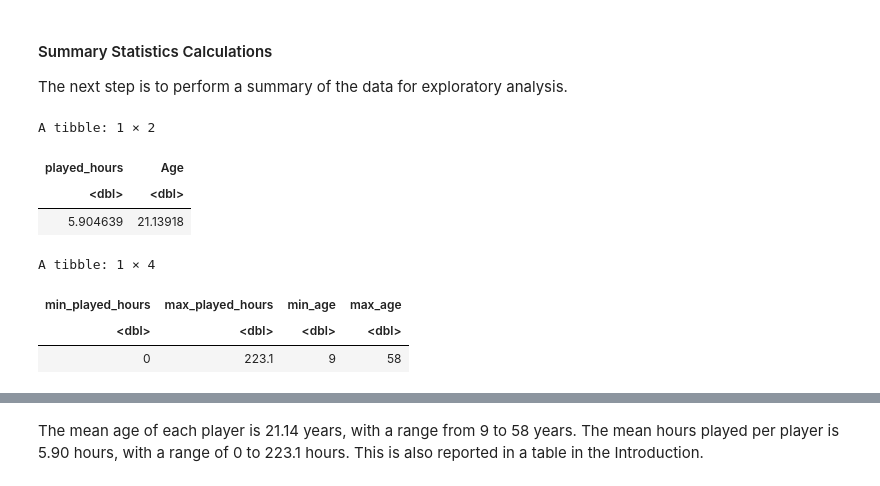
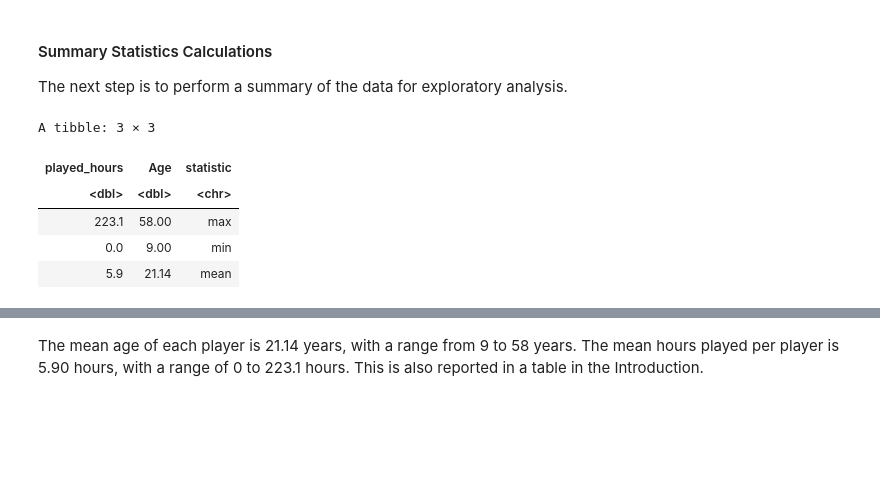
Before and after one commit to katelynteng/group_2_final_project, a Jupyter notebook: group_2_final_project.ipynb, the cells around one changed output, grey strips where cells are left out. Cells and saved outputs as stored; diff of their text form; code cells hidden in the pictures; blank space fills up the shorter version.

```diff
--- a/group_2_final_project.ipynb
+++ b/group_2_final_project.ipynb
@@ -127,26 +132,24 @@ A tibble: 194 × 7
 #### Summary Statistics Calculations
 
 The next step is to perform a summary of the data for exploratory analysis.
-# %%
-#Players dataset: Mean for each quantitative variable
-mean_players_data <- players_data |>
-    select(played_hours, Age) |>
-    map_df(mean)
-mean_players_data
-
-#Players dataset: Min and max for each quantitative variable
-max_min_players <- players_data |>
-    summarize(min_played_hours = min(played_hours),
-              max_played_hours = max(played_hours),
-              min_age = min(Age),
-              max_age = max(Age))
-max_min_players
-# %% [output]
-A tibble: 1 × 2
-| played_hours | Age |
-| <dbl> | <dbl> |
-| 5.904639 | 21.13918 |
-A tibble: 1 × 4
-| min_played_hours | max_played_hours | min_age | max_age |
-| <dbl> | <dbl> | <dbl> | <dbl> |
-| 0 | 223.1 | 9 | 58 |
+# %%
+#Players dataset: Max, Min, and Mean for each quantitative variable
+player_max<- players_data |>
+summarize(across(c(played_hours,Age),~round(max(.x, na.rm=TRUE),2)),statistic = "max")
+
+player_min<- players_data|>
+summarize(across(c(played_hours,Age),~round(min(.x, na.rm=TRUE),2)),statistic = "min")
+
+player_mean<- players_data|>
+summarize(across(c(played_hours,Age),~round(mean(.x, na.rm=TRUE),2)),statistic = "mean")
+
+player_stats <- bind_rows(player_max,player_min,player_mean)
+
+player_stats
+# %% [output]
+A tibble: 3 × 3
+| played_hours | Age | statistic |
+| <dbl> | <dbl> | <chr> |
+| 223.1 | 58.00 | max |
+| 0.0 | 9.00 | min |
+| 5.9 | 21.14 | mean |
```
Also changed, not shown: parts of 13 cells of this notebook.
